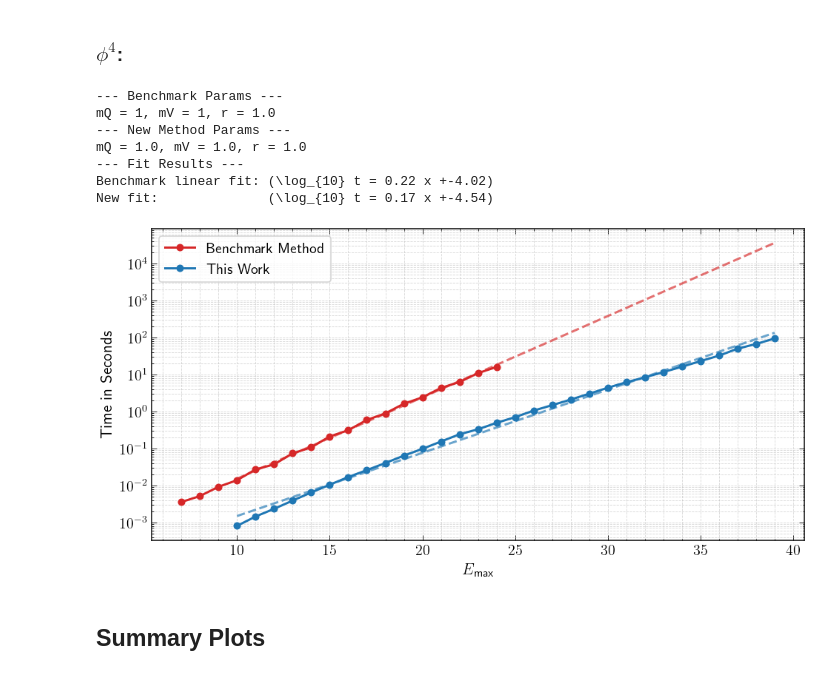
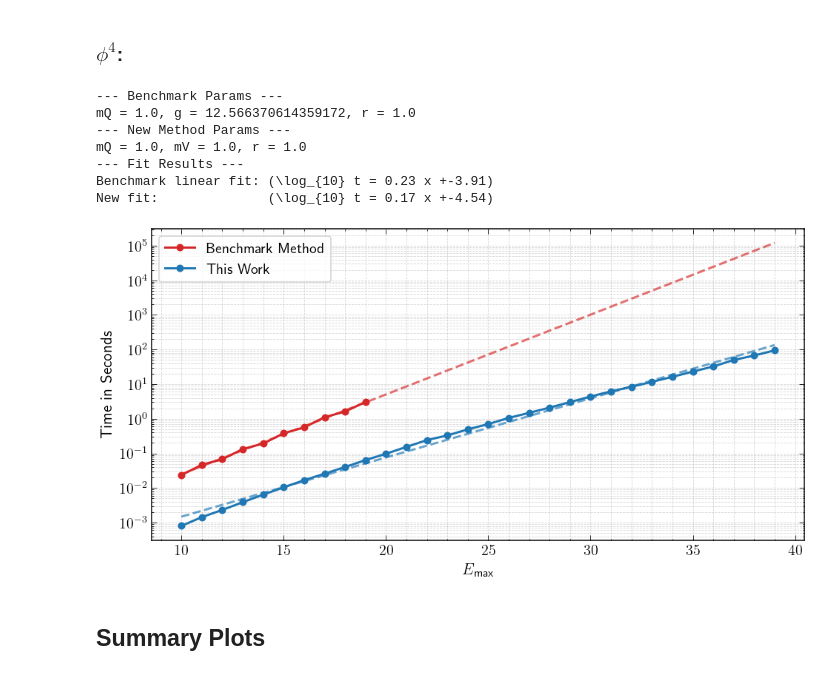
Before and after one commit to miarobin/FasterHT, a Jupyter notebook: TimingPlots.ipynb, the cells around one changed output. Drawn from its saved outputs; the diff is of its cells as text; code cells hidden in the pictures.

```diff
--- a/TimingPlots.ipynb
+++ b/TimingPlots.ipynb
@@ -229,7 +229,7 @@ emax_list = range(10,40) #Test Range of E_max.
 # 2. Importing comparison timings.
 
 #This file is produced from the code 'phi4_truncation.ipynb' and imported here.
-benchmark_filename = "LargeRuns/phi4_benchmark_results.csv"
+benchmark_filename = "phi4_benchmark_results.csv"
 execution_times_benchmark = []
 with open(benchmark_filename, mode="r") as file:
     reader = csv.reader(file)
@@ -248,7 +248,7 @@ with open(benchmark_filename, mode="r") as file:
         execution_times_benchmark.append(float(row[1])) # Convert time back to float
 
 #This file is produced from the code 'faster_phi4.ipynb' and imported here.
-statestate_filename = "LargeRuns/phi4_statetostate_results.csv"
+statestate_filename = "phi4_statetostate_results.csv"
 execution_times_statestate = []
 with open(statestate_filename, mode="r") as file:
     reader = csv.reader(file)
@@ -283,36 +283,36 @@ coef_bench = (np.polyfit(emax_list_benchmark[startix:], np.log10(execution_times
 poly_statestate = np.poly1d(coef_statestate)
 poly_bench = np.poly1d(coef_bench)
 xs = np.linspace(emax_list[0],emax_list[-1])
 
 
 # 5. Plots the raw data and linear fits.
 # Benchmark method:
 ax1.plot(emax_list_benchmark, execution_times_benchmark, marker ='o', linestyle='-', color='tab:red', label='Benchmark Method')
 ax1.plot(
     xs, 10**poly_bench(xs),
     '--', color='tab:red', alpha=0.66
 )
 # State to state method:
 ax1.plot(emax_list_statestate, execution_times_statestate, marker='o', linestyle='-', color='tab:blue', label='This Work')
 ax1.plot(
     xs, 10**poly_statestate(xs),
     '--', color='tab:blue', alpha=0.66
 )
 ax1.legend()
 plt.savefig('phi4_matrix_creation.pdf',format='pdf')
 
 print('--- Fit Results ---')
 print(rf'Benchmark linear fit: (\log_{{10}} t = {coef_bench[0]:.2f} x +{coef_bench[1]:.2f})')
 print(rf'New fit:              (\log_{{10}} t = {coef_statestate[0]:.2f} x +{coef_statestate[1]:.2f})')
 # %% [output]
 --- Benchmark Params ---
-mQ = 1, mV = 1, r = 1.0
+mQ = 1.0, g = 12.566370614359172, r = 1.0
 --- New Method Params ---
 mQ = 1.0, mV = 1.0, r = 1.0
 --- Fit Results ---
-Benchmark linear fit: (\log_{10} t = 0.22 x +-4.02)
+Benchmark linear fit: (\log_{10} t = 0.23 x +-3.91)
 New fit:              (\log_{10} t = 0.17 x +-4.54)
-[figure, old version]
+[figure, new version]
 # %% [markdown]
 ## Summary Plots
 # %% [markdown]
```
Also changed, not shown: parts of 4 cells of this notebook.
